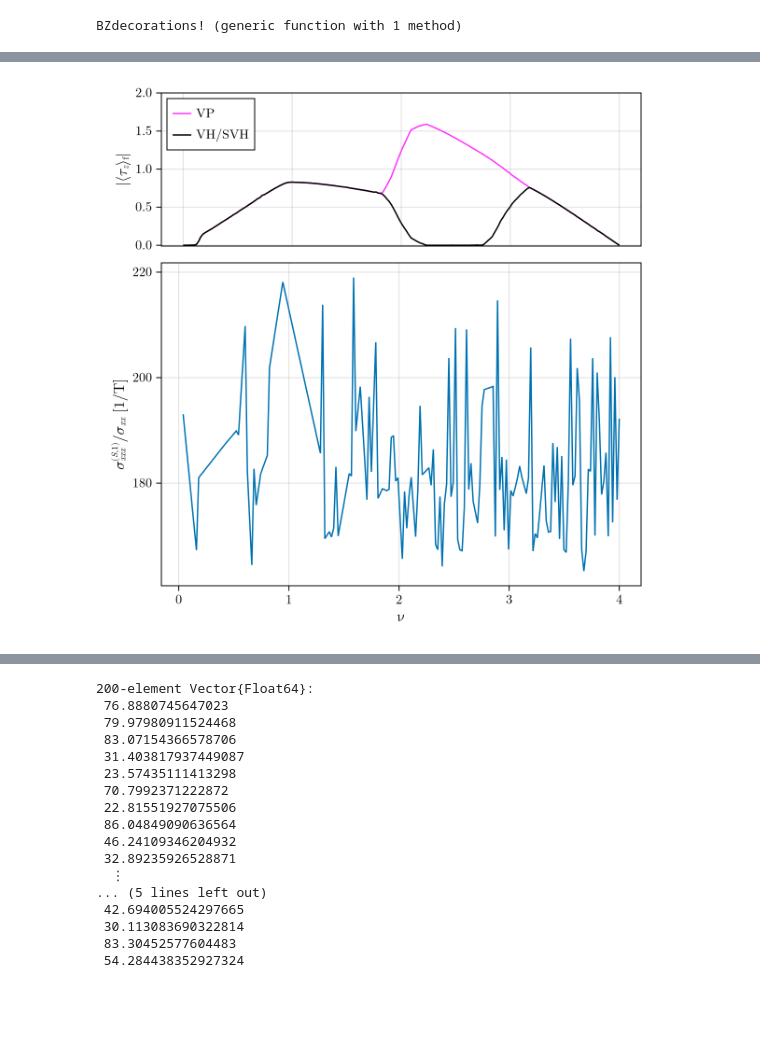
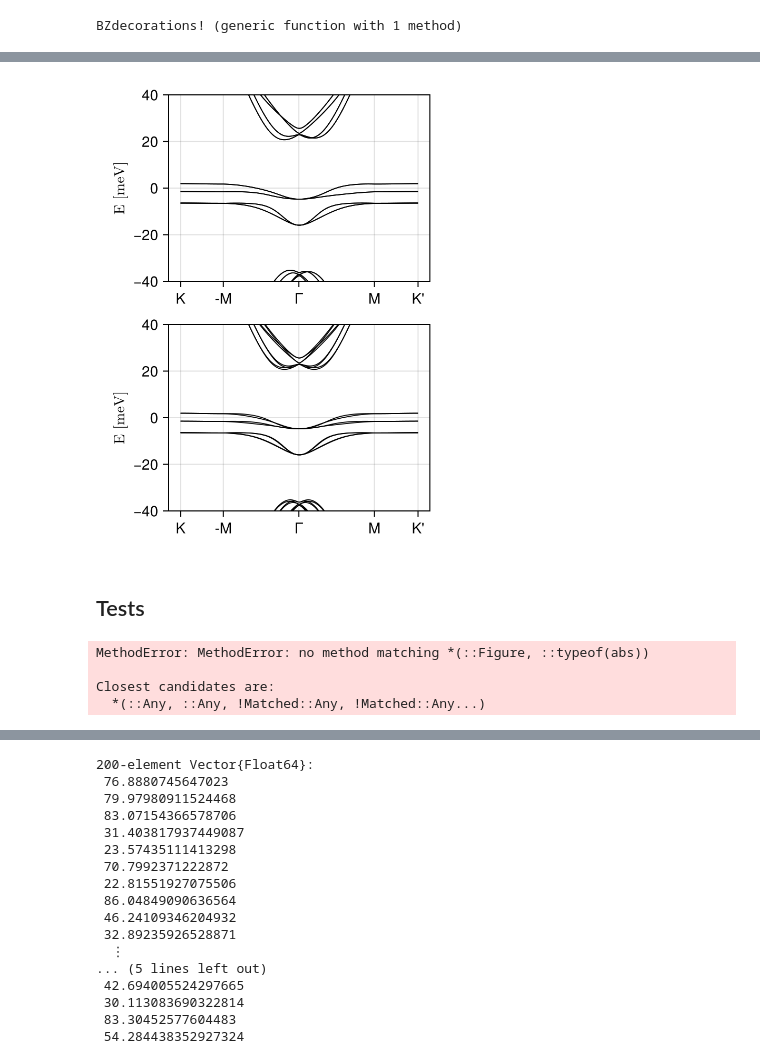
Before and after one commit to fernandopenaranda/LMC, a Jupyter notebook: src/Paper/Figure_TBG.ipynb, the cells around one changed output, grey strips where cells are left out. Cells and saved outputs as stored; diff of their text form; code cells hidden in the pictures; blank space fills up the shorter version.

```diff
--- a/src/Paper/Figure_TBG.ipynb
+++ b/src/Paper/Figure_TBG.ipynb
@@ -259,0 +448,5 @@ BZdecorations! (generic function with 1 method)
+# %%
+νval = 2.05
+it = argmin(abs.(s.ns .- νval))
+sqah.ofmats[it] # valley balanced
+#pos valley[spin up] # neg valley [spin up] # pos valley [spin down] #neg valley [spin down]
@@ -260,7 +501,36 @@ BZdecorations! (generic function with 1 method)
+# %%
+it = argmin(abs.(s.ns .- νval))
+p = pimported
+svp = simportedvp
+sqah = simportedqah
+
+
+fig = Figure()
+ax1 = Axis(fig[1,1], ylabel = L"$\text{E [meV]}$")
+ax2 = Axis(fig[2,1], ylabel = L"$\text{E [meV]}$")
+ga = fig[1:2,2] = GridLayout()
+
+LMC.plotmybands!(ax1, real.(LMC.bands(ParamsHF(p, μ = svp.mus[it]), diagm(svp.ofmats[it]), 101)),
+      ylimits = [-40,40], color = :black)
+
+LMC.plotmybands!(ax2, real.(LMC.bands(ParamsHF(p, μ = sqah.mus[it]), diagm(sqah.ofmats[it]), 101)),
+      ylimits = [-40,40], color = :black)
+# LMC.plotmybands!(ax2, real.(LMC.bands(ParamsHF(p, μ = 0, sigmaz = 5), ones(8),  101)),
+#       ylimits = ylims, xlimits = xlimits, color = :black, linewidth = linewidth)
+
+
+fig
+# %% [output]
+[figure, added]
+# %% [markdown]
+## Tests
 # %%
-lat_tbg_figure(drudepresetpath, drudepath, lmcpresetpath, lmcpath)
+lat_tbg_figure(drudepresetpath, drudepath, qahlmcpresetpath, qahlmcpath, vplmcpresetpath, vplmcpath)abs
 # %% [output]
-[figure, removed]
+MethodError: MethodError: no method matching *(::Figure, ::typeof(abs))
+
+Closest candidates are:
+  *(::Any, ::Any, !Matched::Any, !Matched::Any...)
 # %%
 y_interp = interpolate_despike([ν for ν in νs],v, 80)
 using Interpolations
```
Also changed, not shown: parts of 21 cells of this notebook, 31 other files.
